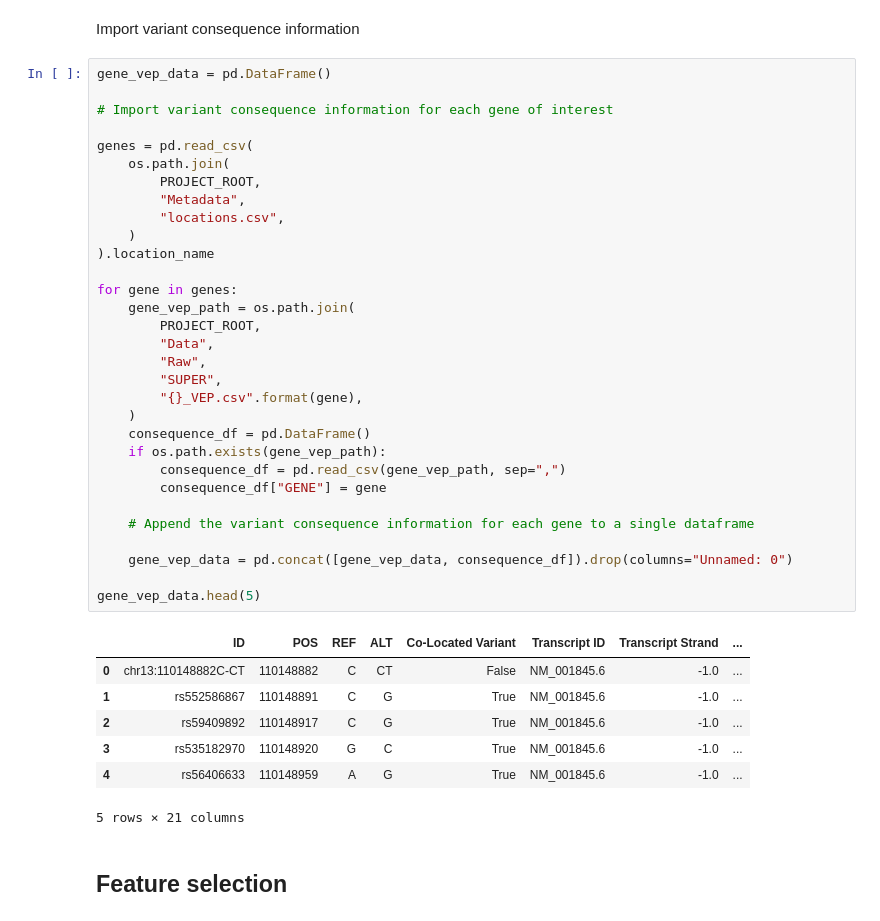
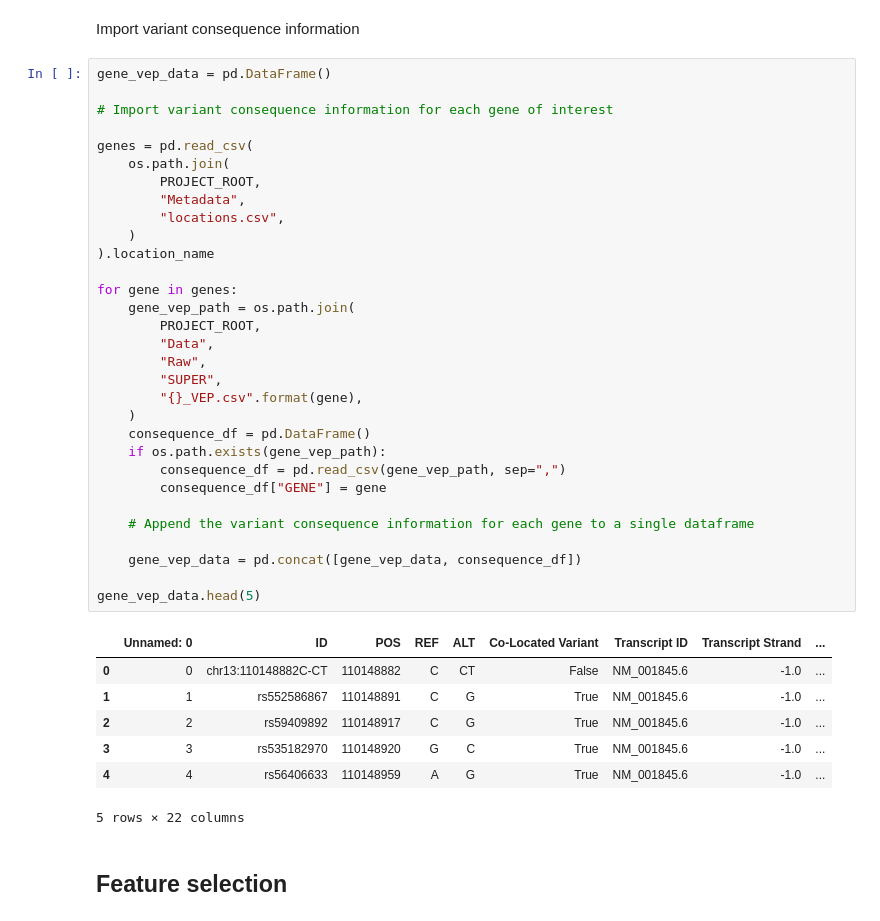
Before and after one commit to MeganHolborn/Genetic_data_analysis, a Jupyter notebook: Notebooks/Data_preparation/5-Variant_consequences.ipynb, the cells around one changed output. Drawn from its saved outputs; the diff is of its cells as text.

```diff
--- a/Notebooks/Data_preparation/5-Variant_consequences.ipynb
+++ b/Notebooks/Data_preparation/5-Variant_consequences.ipynb
@@ -50,41 +50,41 @@ Import variant consequence information
 gene_vep_data = pd.DataFrame()
 
 # Import variant consequence information for each gene of interest
 
 genes = pd.read_csv(
     os.path.join(
         PROJECT_ROOT,
         "Metadata",
         "locations.csv",
     )
 ).location_name
 
 for gene in genes:
     gene_vep_path = os.path.join(
         PROJECT_ROOT,
         "Data",
         "Raw",
         "SUPER",
         "{}_VEP.csv".format(gene),
     )
     consequence_df = pd.DataFrame()
     if os.path.exists(gene_vep_path):
         consequence_df = pd.read_csv(gene_vep_path, sep=",")
         consequence_df["GENE"] = gene
 
     # Append the variant consequence information for each gene to a single dataframe
 
-    gene_vep_data = pd.concat([gene_vep_data, consequence_df]).drop(columns="Unnamed: 0")
+    gene_vep_data = pd.concat([gene_vep_data, consequence_df])
 
 gene_vep_data.head(5)
 # %% [output]
-|  | ID | POS | REF | ALT | Co-Located Variant | Transcript ID | Transcript Strand | ... |
-| 0 | chr13:110148882C-CT | 110148882 | C | CT | False | NM_001845.6 | -1.0 | ... |
-| 1 | rs552586867 | 110148891 | C | G | True | NM_001845.6 | -1.0 | ... |
-| 2 | rs59409892 | 110148917 | C | G | True | NM_001845.6 | -1.0 | ... |
-| 3 | rs535182970 | 110148920 | G | C | True | NM_001845.6 | -1.0 | ... |
-| 4 | rs56406633 | 110148959 | A | G | True | NM_001845.6 | -1.0 | ... |
+|  | Unnamed: 0 | ID | POS | REF | ALT | Co-Located Variant | Transcript ID | Transcript Strand | ... |
+| 0 | 0 | chr13:110148882C-CT | 110148882 | C | CT | False | NM_001845.6 | -1.0 | ... |
+| 1 | 1 | rs552586867 | 110148891 | C | G | True | NM_001845.6 | -1.0 | ... |
+| 2 | 2 | rs59409892 | 110148917 | C | G | True | NM_001845.6 | -1.0 | ... |
+| 3 | 3 | rs535182970 | 110148920 | G | C | True | NM_001845.6 | -1.0 | ... |
+| 4 | 4 | rs56406633 | 110148959 | A | G | True | NM_001845.6 | -1.0 | ... |
-5 rows × 21 columns
+5 rows × 22 columns
 # %% [markdown]
 ## Feature selection
 # %% [markdown]
```
Also changed, not shown: parts of 1 cell of this notebook, 15 other files.
